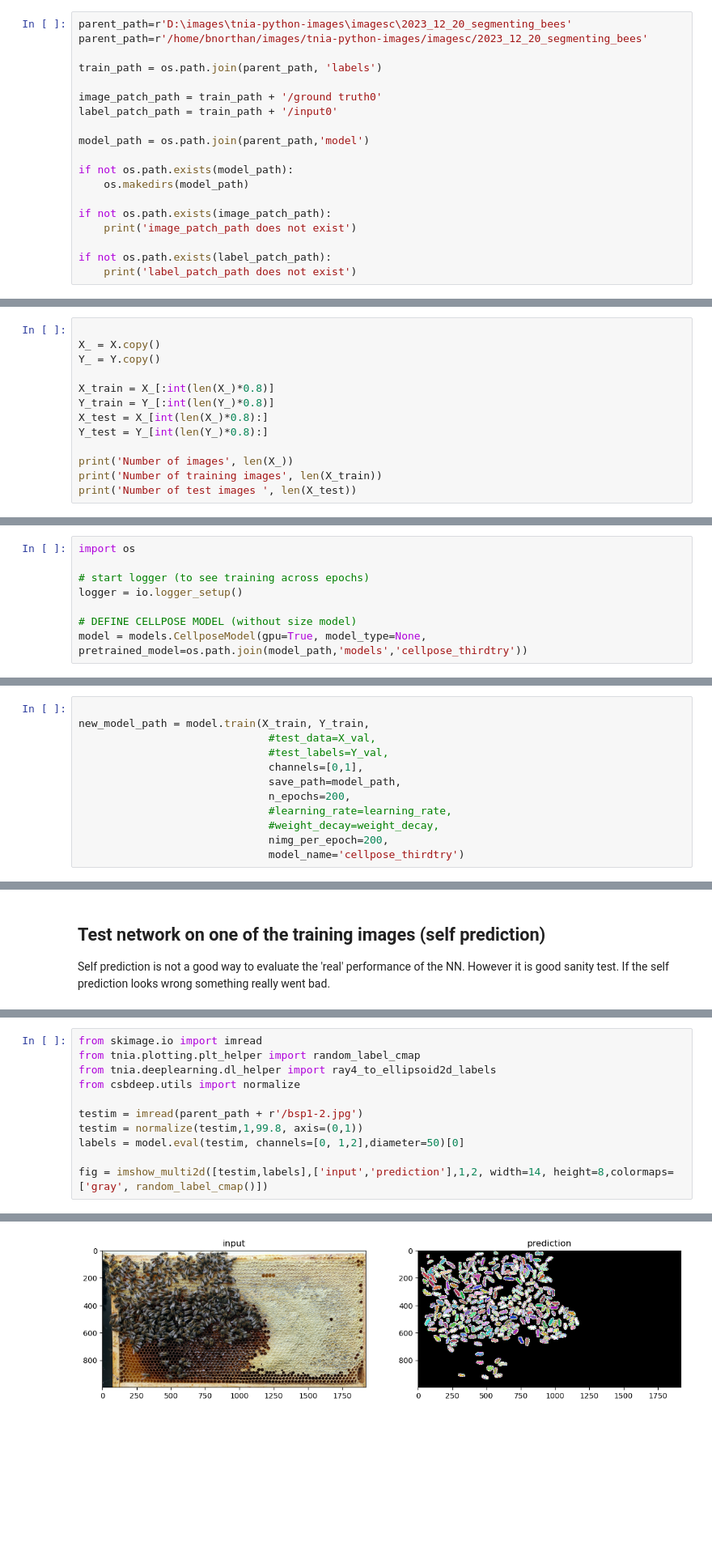
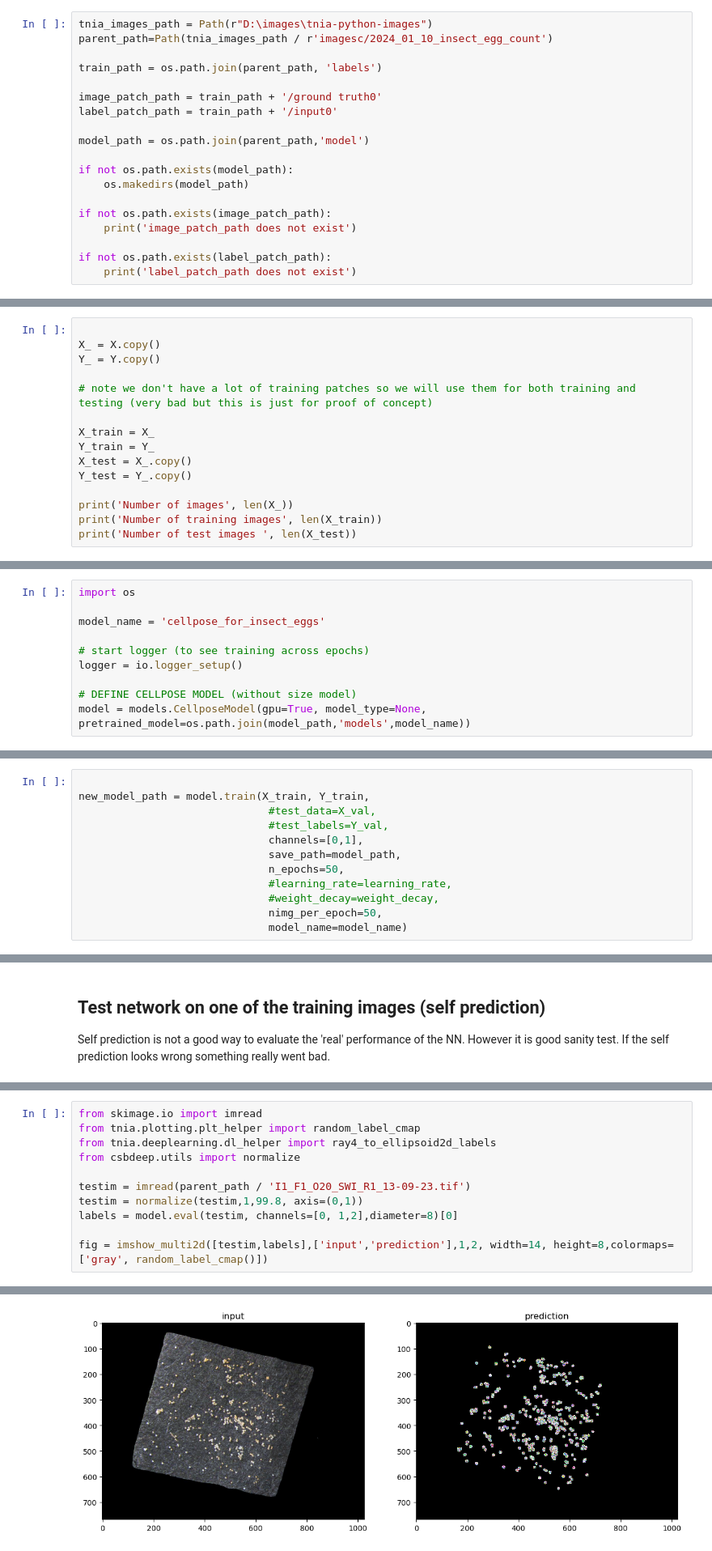
Before and after one commit to True-North-Intelligent-Algorithms/tnia-python, a Jupyter notebook: notebooks/imagesc/2024_01_10_insect_egg_count/35_cellpose_training_2d.ipynb, the cells around one changed output, grey strips where cells are left out. Shown at 81% size. Drawn from its saved outputs; the diff is of its cells as text; blank space fills up the shorter version.

Commit message:
forgot to save cellpose insect egg training notebook, commiting again

````diff
--- a/notebooks/imagesc/2024_01_10_insect_egg_count/35_cellpose_training_2d.ipynb
+++ b/notebooks/imagesc/2024_01_10_insect_egg_count/35_cellpose_training_2d.ipynb
@@ -30,8 +30,8 @@ print(visible_devices)
 
 We load directories called 'input0' and 'ground truth0' which should exist under ```train_path```.  The reason we append '0' to the end of the name is because some of the code that generates image and label sets is meant to work on multiple channels (so the 0 is the channel number)
 # %%
-parent_path=r'D:\images\tnia-python-images\imagesc\2023_12_20_segmenting_bees'
-parent_path=r'/home/bnorthan/images/tnia-python-images/imagesc/2023_12_20_segmenting_bees'
+tnia_images_path = Path(r"D:\images\tnia-python-images")
+parent_path=Path(tnia_images_path / r'imagesc/2024_01_10_insect_egg_count')
 
 train_path = os.path.join(parent_path, 'labels')
 
@@ -89,10 +89,12 @@ Unlike stardist Cellpose does not seem to need numpy arrays as input.  So to cre
 X_ = X.copy()
 Y_ = Y.copy()
 
-X_train = X_[:int(len(X_)*0.8)]
-Y_train = Y_[:int(len(Y_)*0.8)]
-X_test = X_[int(len(X_)*0.8):]
-Y_test = Y_[int(len(Y_)*0.8):]
+# note we don't have a lot of training patches so we will use them for both training and testing (very bad but this is just for proof of concept)
+
+X_train = X_
+Y_train = Y_
+X_test = X_.copy()
+Y_test = Y_.copy()
 
 print('Number of images', len(X_))
 print('Number of training images', len(X_train))
@@ -110,9 +108,11 @@ os.path.join(model_path,'cellpose_thirdtry')
 # %%
 import os
+
+model_name = 'cellpose_for_insect_eggs'
 
 # start logger (to see training across epochs)
 logger = io.logger_setup()
 
 # DEFINE CELLPOSE MODEL (without size model)
-model = models.CellposeModel(gpu=True, model_type=None, pretrained_model=os.path.join(model_path,'models','cellpose_thirdtry'))
+model = models.CellposeModel(gpu=True, model_type=None, pretrained_model=os.path.join(model_path,'models',model_name))
 # %% [output]
@@ -140,9 +140,9 @@ new_model_path = model.train(X_train, Y_train,
                               #test_labels=Y_val,
                               channels=[0,1],
                               save_path=model_path,
-                              n_epochs=200,
+                              n_epochs=50,
                               #learning_rate=learning_rate,
                               #weight_decay=weight_decay,
-                              nimg_per_epoch=200,
-                              model_name='cellpose_thirdtry')
+                              nimg_per_epoch=50,
+                              model_name=model_name)
 # %% [output]
@@ -191,9 +182,9 @@ from tnia.plotting.plt_helper import random_label_cmap
 from tnia.deeplearning.dl_helper import ray4_to_ellipsoid2d_labels
 from csbdeep.utils import normalize
 
-testim = imread(parent_path + r'/bsp1-2.jpg')
+testim = imread(parent_path / 'I1_F1_O20_SWI_R1_13-09-23.tif')
 testim = normalize(testim,1,99.8, axis=(0,1))
-labels = model.eval(testim, channels=[0, 1,2],diameter=50)[0]
+labels = model.eval(testim, channels=[0, 1,2],diameter=8)[0]
 
 fig = imshow_multi2d([testim,labels],['input','prediction'],1,2, width=14, height=8,colormaps=['gray', random_label_cmap()])
 # %% [output]
@@ -201,4 +192,4 @@ fig = imshow_multi2d([testim,labels],['input','prediction'],1,2, width=14, heigh
-[figure, old version]
+[figure, new version]
 # %% [markdown]
 ## View in Napari
 # %%
````
Also changed, not shown: parts of 10 cells of this notebook.
